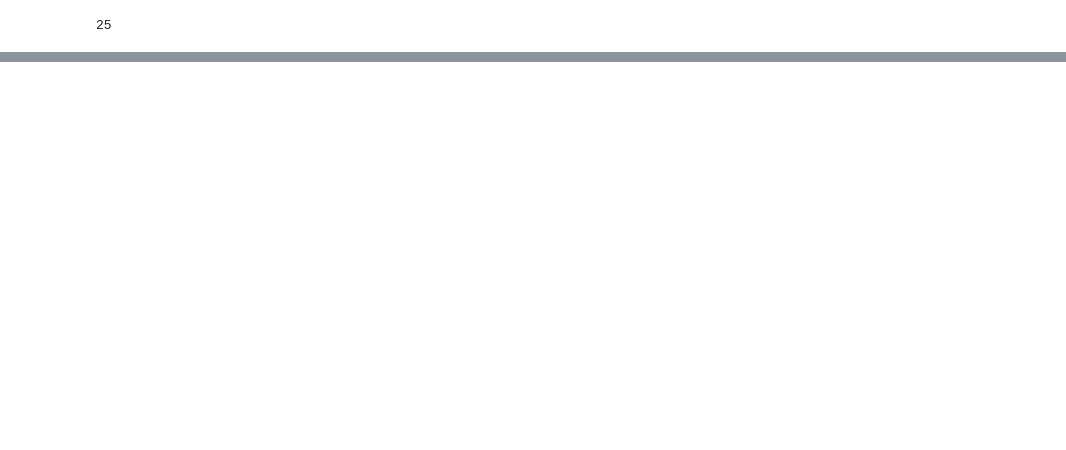
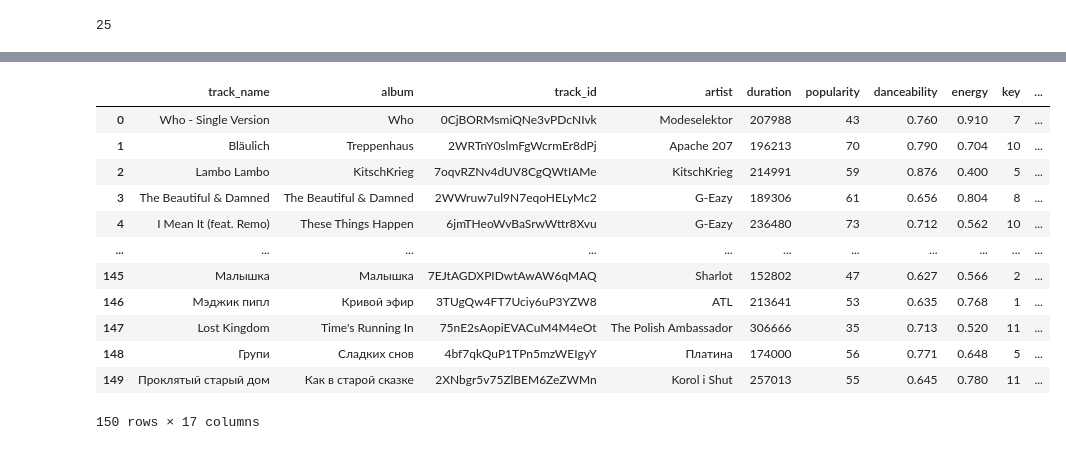
Before and after one commit to MerlinSchaefer/spotify_app, a Jupyter notebook: Combined recommendations.ipynb, the cells around one changed output, grey strips where cells are left out. Cells and saved outputs as stored; diff of their text form; code cells hidden in the pictures; blank space fills up the shorter version.

```diff
--- a/Combined recommendations.ipynb
+++ b/Combined recommendations.ipynb
@@ -493,0 +514,16 @@ recomms_df
+# %%
+temp
+# %% [output]
+|  | track_name | album | track_id | artist | duration | popularity | danceability | energy | key | ... |
+| 0 | Who - Single Version | Who | 0CjBORMsmiQNe3vPDcNIvk | Modeselektor | 207988 | 43 | 0.760 | 0.910 | 7 | ... |
+| 1 | Bläulich | Treppenhaus | 2WRTnY0slmFgWcrmEr8dPj | Apache 207 | 196213 | 70 | 0.790 | 0.704 | 10 | ... |
+| 2 | Lambo Lambo | KitschKrieg | 7oqvRZNv4dUV8CgQWtIAMe | KitschKrieg | 214991 | 59 | 0.876 | 0.400 | 5 | ... |
+| 3 | The Beautiful & Damned | The Beautiful & Damned | 2WWruw7ul9N7eqoHELyMc2 | G-Eazy | 189306 | 61 | 0.656 | 0.804 | 8 | ... |
+| 4 | I Mean It (feat. Remo) | These Things Happen | 6jmTHeoWvBaSrwWttr8Xvu | G-Eazy | 236480 | 73 | 0.712 | 0.562 | 10 | ... |
+| ... | ... | ... | ... | ... | ... | ... | ... | ... | ... | ... |
+| 145 | Малышка | Малышка | 7EJtAGDXPIDwtAwAW6qMAQ | Sharlot | 152802 | 47 | 0.627 | 0.566 | 2 | ... |
+| 146 | Мэджик пипл | Кривой эфир | 3TUgQw4FT7Uciy6uP3YZW8 | ATL | 213641 | 53 | 0.635 | 0.768 | 1 | ... |
+| 147 | Lost Kingdom | Time's Running In | 75nE2sAopiEVACuM4M4eOt | The Polish Ambassador | 306666 | 35 | 0.713 | 0.520 | 11 | ... |
+| 148 | Групи | Сладких снов | 4bf7qkQuP1TPn5mzWEIgyY | Платина | 174000 | 56 | 0.771 | 0.648 | 5 | ... |
+| 149 | Проклятый старый дом | Как в старой сказке | 2XNbgr5v75ZlBEM6ZeZWMn | Korol i Shut | 257013 | 55 | 0.645 | 0.780 | 11 | ... |
+150 rows × 17 columns
```
Also changed, not shown: parts of 39 cells of this notebook, 3 other files.
